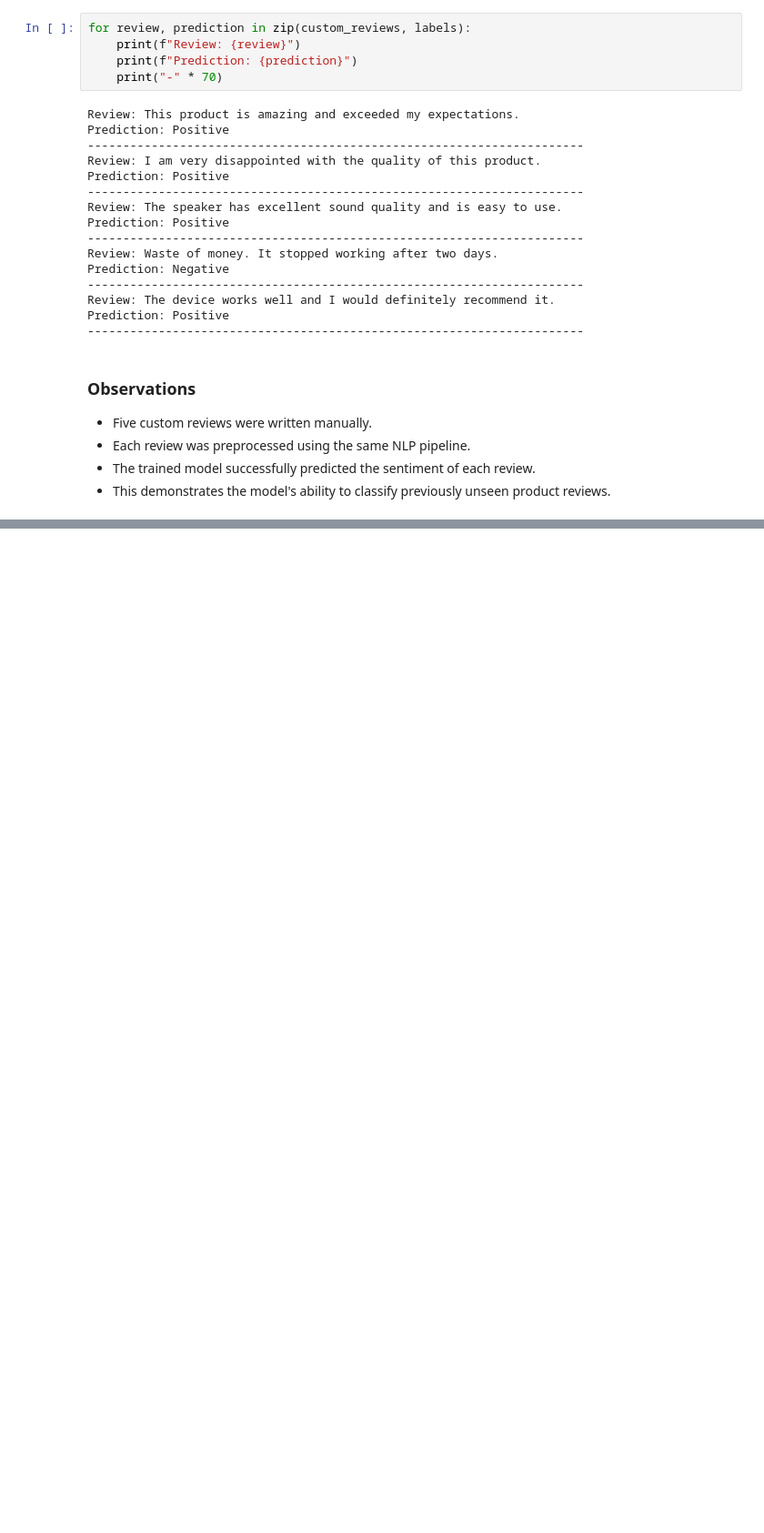
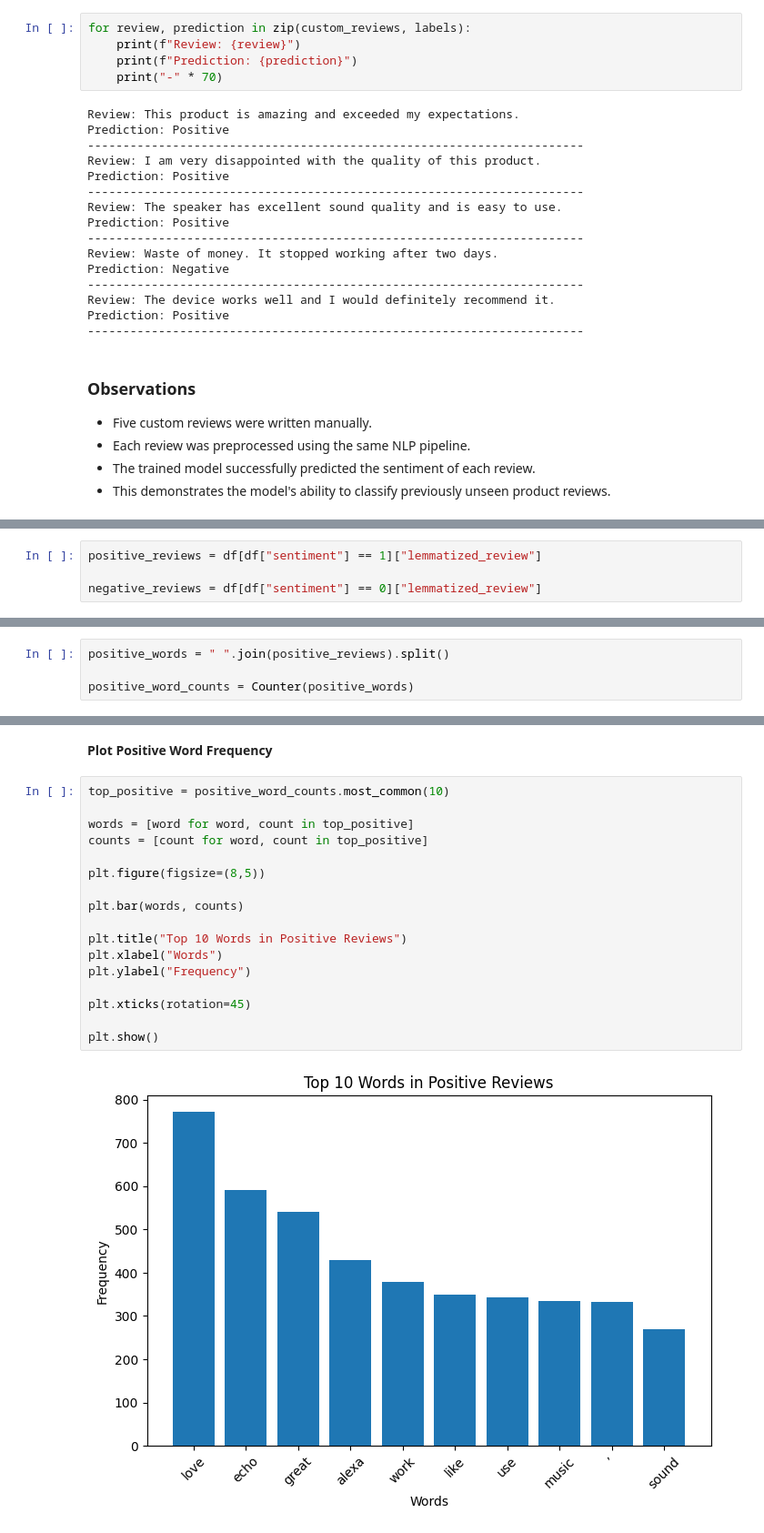
Before and after one commit to TahaBhatti786/Sentiment-Analysis-of-Product-Reviews, a Jupyter notebook: notebooks/sentiment_analysis.ipynb, the cells around one changed output, grey strips where cells are left out. Shown at 91% size. Drawn from its saved outputs; the diff is of its cells as text; blank space fills up the shorter version.

Commit message:
Analyze positive and negative word frequencies

```diff
--- a/notebooks/sentiment_analysis.ipynb
+++ b/notebooks/sentiment_analysis.ipynb
@@ -1399,0 +1408,4 @@ Prediction: Positive
+# %%
+positive_reviews = df[df["sentiment"] == 1]["lemmatized_review"]
+
+negative_reviews = df[df["sentiment"] == 0]["lemmatized_review"]
@@ -1399,0 +1414,4 @@ Prediction: Positive
+# %%
+positive_words = " ".join(positive_reviews).split()
+
+positive_word_counts = Counter(positive_words)
@@ -1399,0 +1454,21 @@ Prediction: Positive
+# %% [markdown]
+**Plot Positive Word Frequency**
+# %%
+top_positive = positive_word_counts.most_common(10)
+
+words = [word for word, count in top_positive]
+counts = [count for word, count in top_positive]
+
+plt.figure(figsize=(8,5))
+
+plt.bar(words, counts)
+
+plt.title("Top 10 Words in Positive Reviews")
+plt.xlabel("Words")
+plt.ylabel("Frequency")
+
+plt.xticks(rotation=45)
+
+plt.show()
+# %% [output]
+[figure, added]
```
Also changed, not shown: parts of 17 cells of this notebook, 2 other files.
